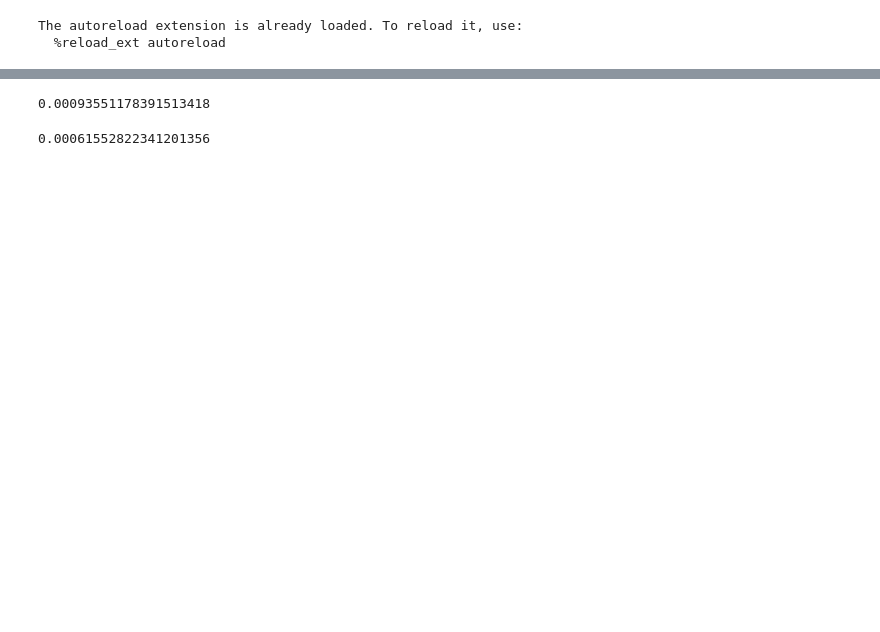
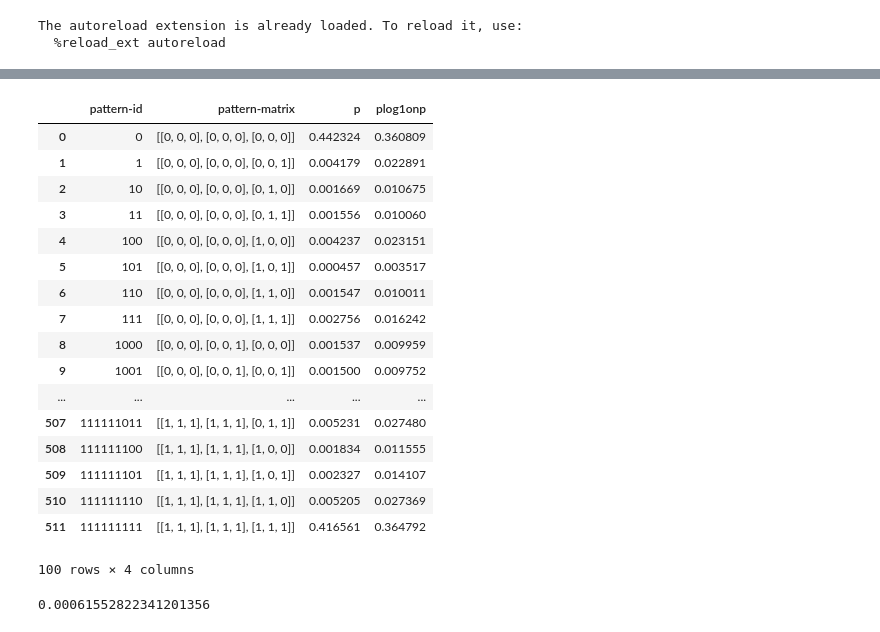
Before and after one commit to nareto/BPV, a Jupyter notebook: notebooks/plot8-psymmetry.ipynb, the cells around one changed output, grey strips where cells are left out. Saved outputs shown, nothing was run; the diff lists cells and outputs as text; code cells hidden in the pictures; blank space fills up the shorter version.

```diff
--- a/notebooks/plot8-psymmetry.ipynb
+++ b/notebooks/plot8-psymmetry.ipynb
@@ -68,4 +68,25 @@ plt.yscale('linear')
 plt.show()
+# %%
+dfhead.df
+# %% [output]
+|  | pattern-id | pattern-matrix | p | plog1onp |
+| 0 | 0 | [[0, 0, 0], [0, 0, 0], [0, 0, 0]] | 0.442324 | 0.360809 |
+| 1 | 1 | [[0, 0, 0], [0, 0, 0], [0, 0, 1]] | 0.004179 | 0.022891 |
+| 2 | 10 | [[0, 0, 0], [0, 0, 0], [0, 1, 0]] | 0.001669 | 0.010675 |
+| 3 | 11 | [[0, 0, 0], [0, 0, 0], [0, 1, 1]] | 0.001556 | 0.010060 |
+| 4 | 100 | [[0, 0, 0], [0, 0, 0], [1, 0, 0]] | 0.004237 | 0.023151 |
+| 5 | 101 | [[0, 0, 0], [0, 0, 0], [1, 0, 1]] | 0.000457 | 0.003517 |
+| 6 | 110 | [[0, 0, 0], [0, 0, 0], [1, 1, 0]] | 0.001547 | 0.010011 |
+| 7 | 111 | [[0, 0, 0], [0, 0, 0], [1, 1, 1]] | 0.002756 | 0.016242 |
+| 8 | 1000 | [[0, 0, 0], [0, 0, 1], [0, 0, 0]] | 0.001537 | 0.009959 |
+| 9 | 1001 | [[0, 0, 0], [0, 0, 1], [0, 0, 1]] | 0.001500 | 0.009752 |
+| ... | ... | ... | ... | ... |
+| 507 | 111111011 | [[1, 1, 1], [1, 1, 1], [0, 1, 1]] | 0.005231 | 0.027480 |
+| 508 | 111111100 | [[1, 1, 1], [1, 1, 1], [1, 0, 0]] | 0.001834 | 0.011555 |
+| 509 | 111111101 | [[1, 1, 1], [1, 1, 1], [1, 0, 1]] | 0.002327 | 0.014107 |
+| 510 | 111111110 | [[1, 1, 1], [1, 1, 1], [1, 1, 0]] | 0.005205 | 0.027369 |
+| 511 | 111111111 | [[1, 1, 1], [1, 1, 1], [1, 1, 1]] | 0.416561 | 0.364792 |
+100 rows × 4 columns
 # %%
 matplotlib.style.use('ggplot')
 
@@ -79,7 +100,3 @@ plt.ylim(0,0.006)
 plt.yscale('linear')
 #plt.savefig("/home/renato/tesi/testo/img/pbinary.pdf",bbox_inches='tight' )
 plt.show()
-# %%
-p.var()
-# %% [output]
-0.00093551178391513418
```
Also changed, not shown: parts of 4 cells of this notebook, 3 other files.
